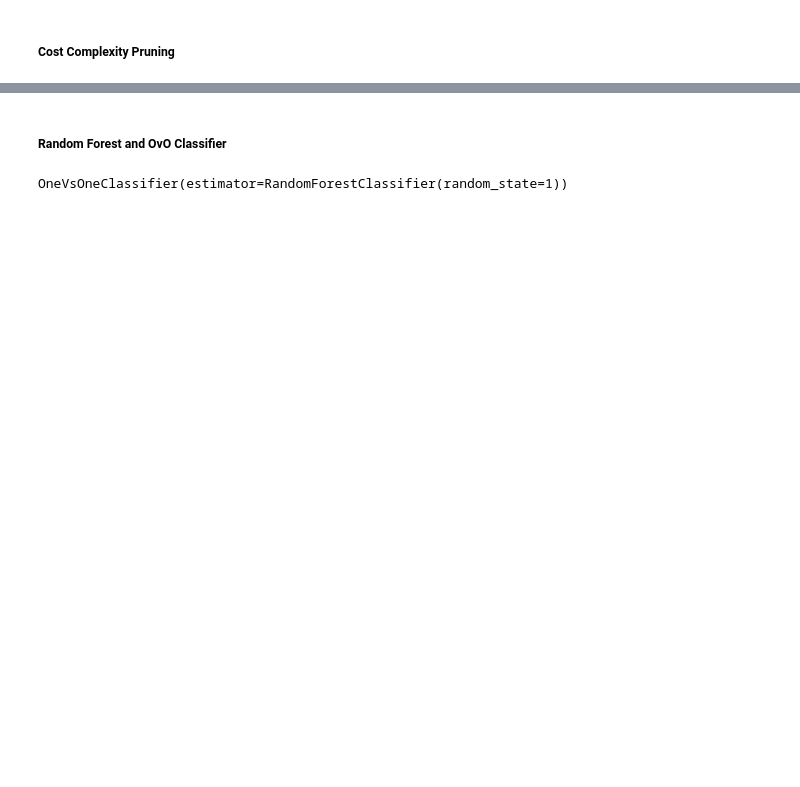
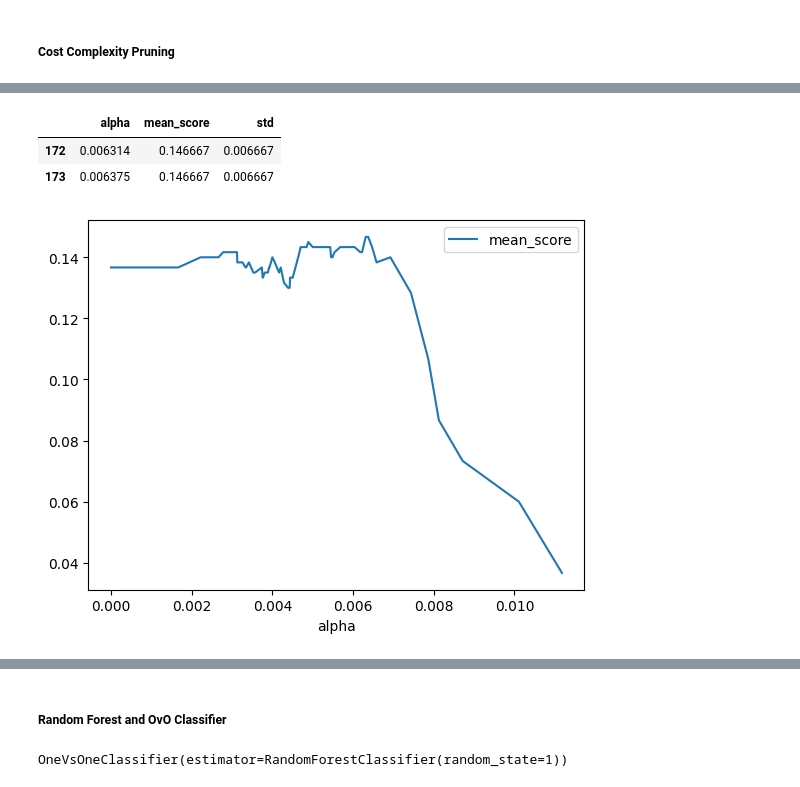
Before and after one commit to nadiaverdha/MachineLearningEx1, a Jupyter notebook: Ex1_kaggle_big.ipynb, the cells around one changed output, grey strips where cells are left out. Drawn from its saved outputs; the diff is of its cells as text; code cells hidden in the pictures; blank space fills up the shorter version.

```diff
--- a/Ex1_kaggle_big.ipynb
+++ b/Ex1_kaggle_big.ipynb
@@ -347,12 +339,2 @@ Observations:
 # %% [markdown]
 ##### Cost Complexity Pruning
-# %%
-tree_ = tree.DecisionTreeClassifier(random_state = 1)
-ccp = tree_.cost_complexity_pruning_path(X_train_lda,y_train)
-ccp_alphas, impurities = ccp.ccp_alphas, ccp.impurities
-# %%
-clfs = []
-for ccp_alpha in ccp_alphas:
-    clf = tree.DecisionTreeClassifier(random_state=1,ccp_alpha = ccp_alpha)
-    clf.fit(X_train_lda,y_train)
-    clfs.append(clf)
@@ -387,0 +341,16 @@ Observations:
+# %%
+# prune the tree with cost complexity pruning — Alpha
+path = tree.DecisionTreeClassifier(random_state = 1).cost_complexity_pruning_path(X_train_pca, y_train)
+alphas, impurities = path.ccp_alphas, path.impurities
+# %%
+
+mean, std = [], []
+for i in alphas:
+ tree_ = tree.DecisionTreeClassifier(ccp_alpha=i, random_state=0)
+ scores = cross_val_score(tree_, X_train_pca, y_train, cv=5)
+ mean.append(scores.mean())
+ std.append(scores.std())
+# keep a record of the values of alpha, mean accuracy rate, standard deviation of accuracies
+eva_df = pd.DataFrame({'alpha': alphas, 'mean_score': mean, 'std': std})
+eva_df = eva_df.sort_values(['alpha'], ascending = True)
+eva_df.head(10)
@@ -387,0 +369,11 @@ Observations:
+# %%
+eva_df[eva_df['mean_score']==eva_df['mean_score'].max()]
+# %% [output]
+|  | alpha | mean_score | std |
+| 172 | 0.006314 | 0.146667 | 0.006667 |
+| 173 | 0.006375 | 0.146667 | 0.006667 |
+# %%
+eva_df.plot(x = 'alpha',y = 'mean_score')
+plt.show()
+# %% [output]
+[figure, added]
```
Also changed, not shown: parts of 34 cells of this notebook.
